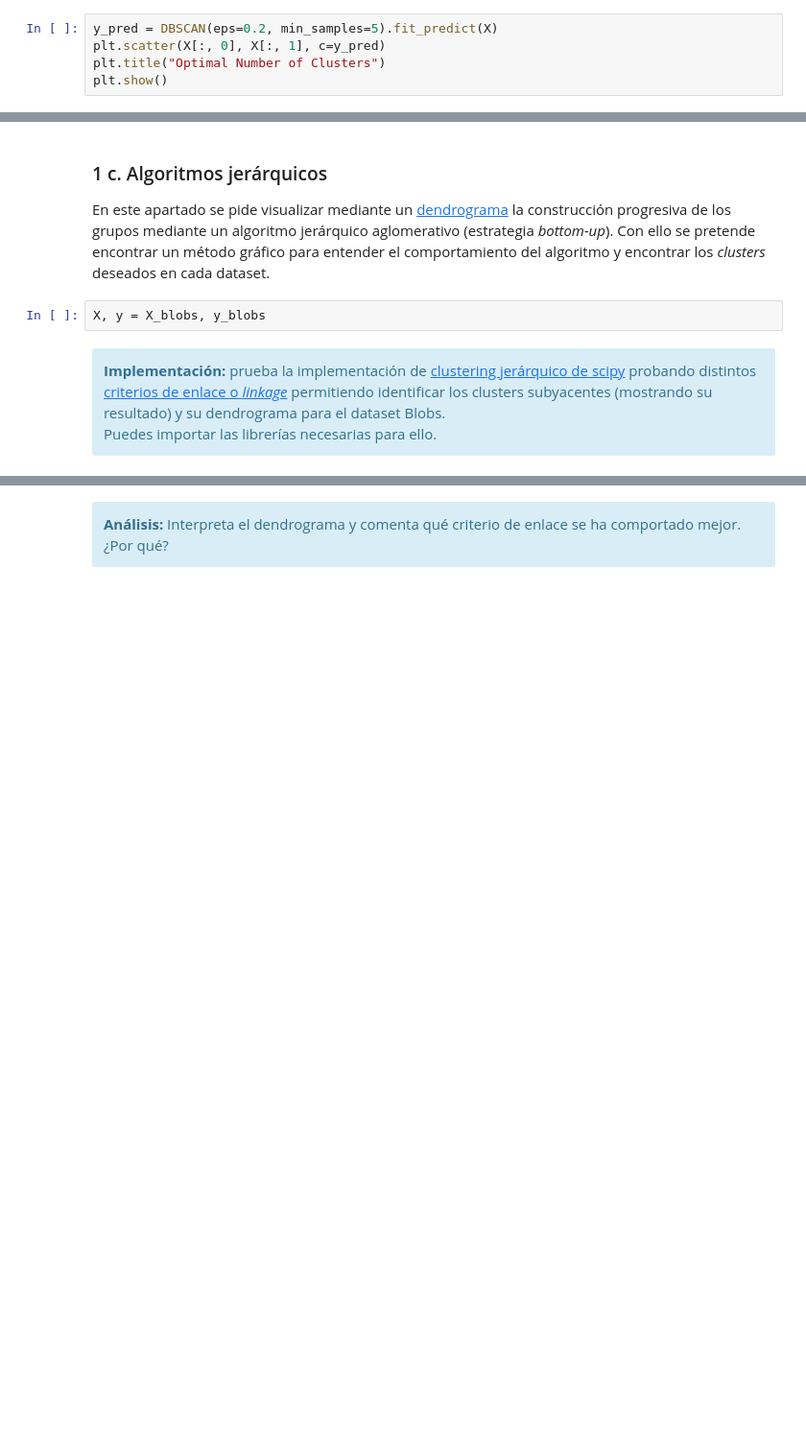
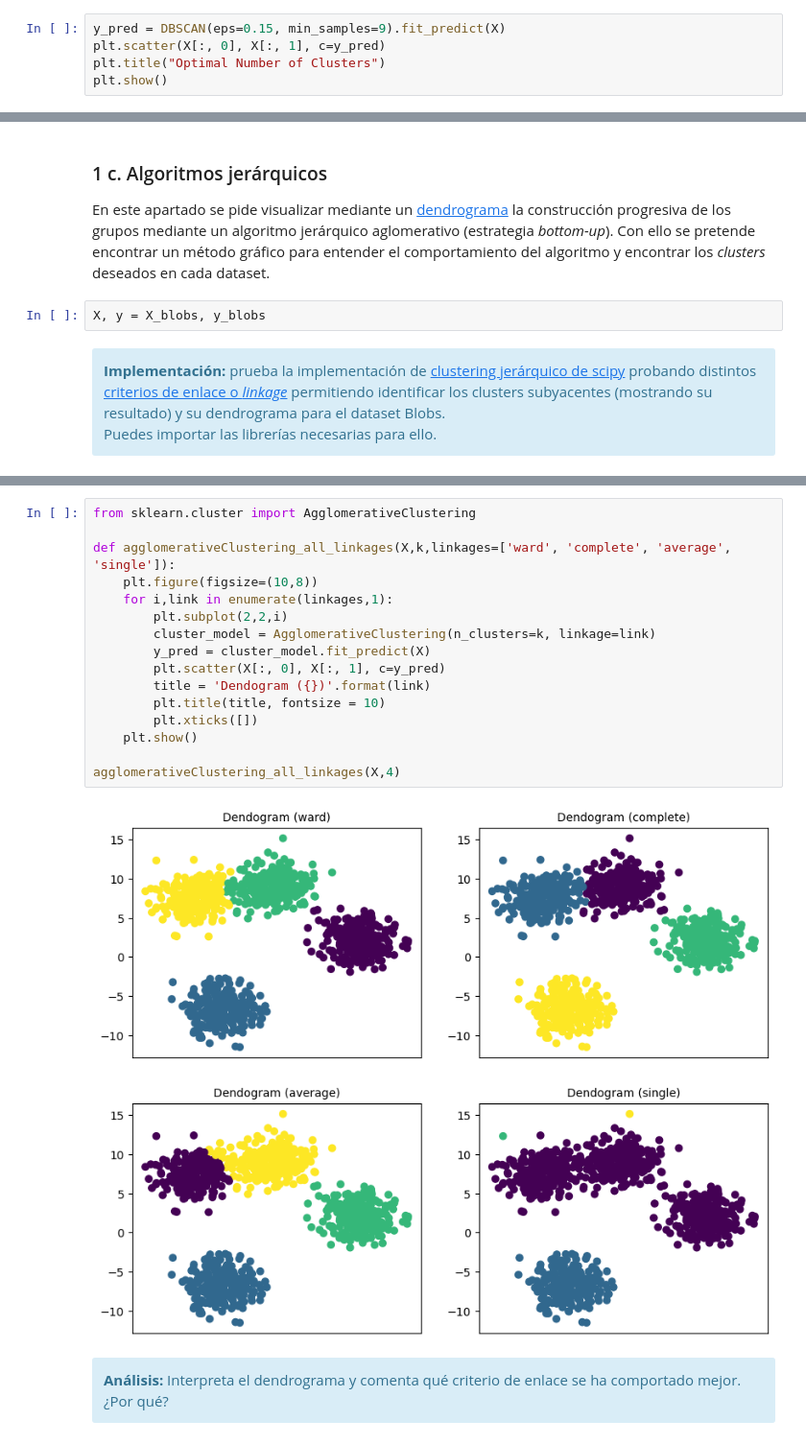
Before and after one commit to kluna1998/UOC, a Jupyter notebook: mamd/pec2/20222_M2.855_PEC2-Enunciado.ipynb, the cells around one changed output, grey strips where cells are left out. Shown at 96% size. Drawn from its saved outputs; the diff is of its cells as text; blank space fills up the shorter version.

```diff
--- a/mamd/pec2/20222_M2.855_PEC2-Enunciado.ipynb
+++ b/mamd/pec2/20222_M2.855_PEC2-Enunciado.ipynb
@@ -410,7 +428,7 @@ plt.show()
 # %% [output]
 [figure]
 # %%
-y_pred = DBSCAN(eps=0.2, min_samples=5).fit_predict(X)
+y_pred = DBSCAN(eps=0.15, min_samples=9).fit_predict(X)
 plt.scatter(X[:, 0], X[:, 1], c=y_pred)
 plt.title("Optimal Number of Clusters")
 plt.show()
@@ -448,3 +482,21 @@ plt.show()
+# %%
+from sklearn.cluster import AgglomerativeClustering
+
+def agglomerativeClustering_all_linkages(X,k,linkages=['ward', 'complete', 'average', 'single']):
+    plt.figure(figsize=(10,8))
+    for i,link in enumerate(linkages,1):
+        plt.subplot(2,2,i)
+        cluster_model = AgglomerativeClustering(n_clusters=k, linkage=link)
+        y_pred = cluster_model.fit_predict(X)
+        plt.scatter(X[:, 0], X[:, 1], c=y_pred)
+        title = 'Dendogram ({})'.format(link)
+        plt.title(title, fontsize = 10)
+        plt.xticks([])
+    plt.show()
+
+agglomerativeClustering_all_linkages(X,4)
+# %% [output]
+[figure, added]
 # %% [markdown]
 <div class="alert alert-block alert-info">
 <strong>Análisis:</strong> Interpreta el dendrograma y comenta qué criterio de enlace se ha comportado mejor. ¿Por qué?
```
Also changed, not shown: parts of 58 cells of this notebook, 3 other files.
